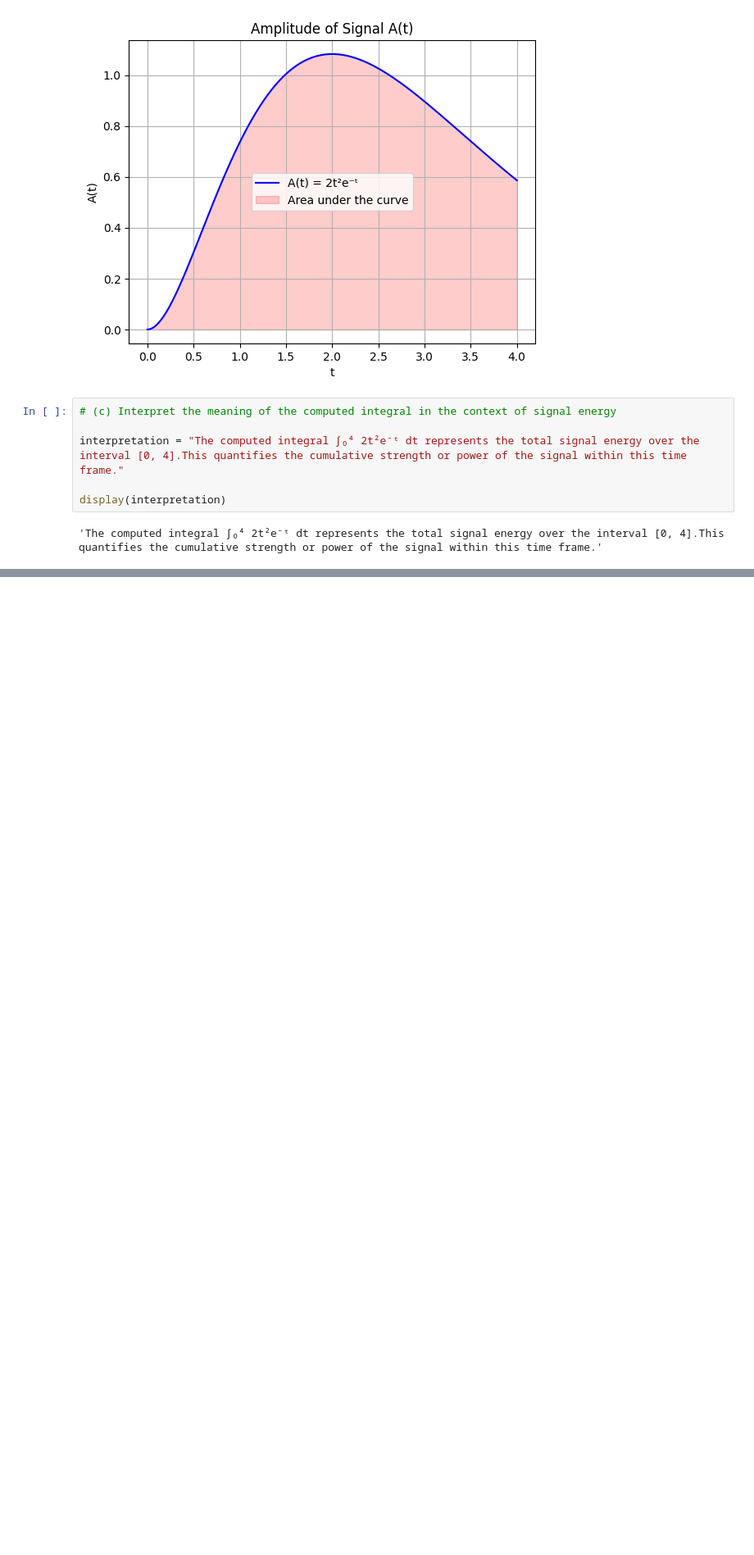
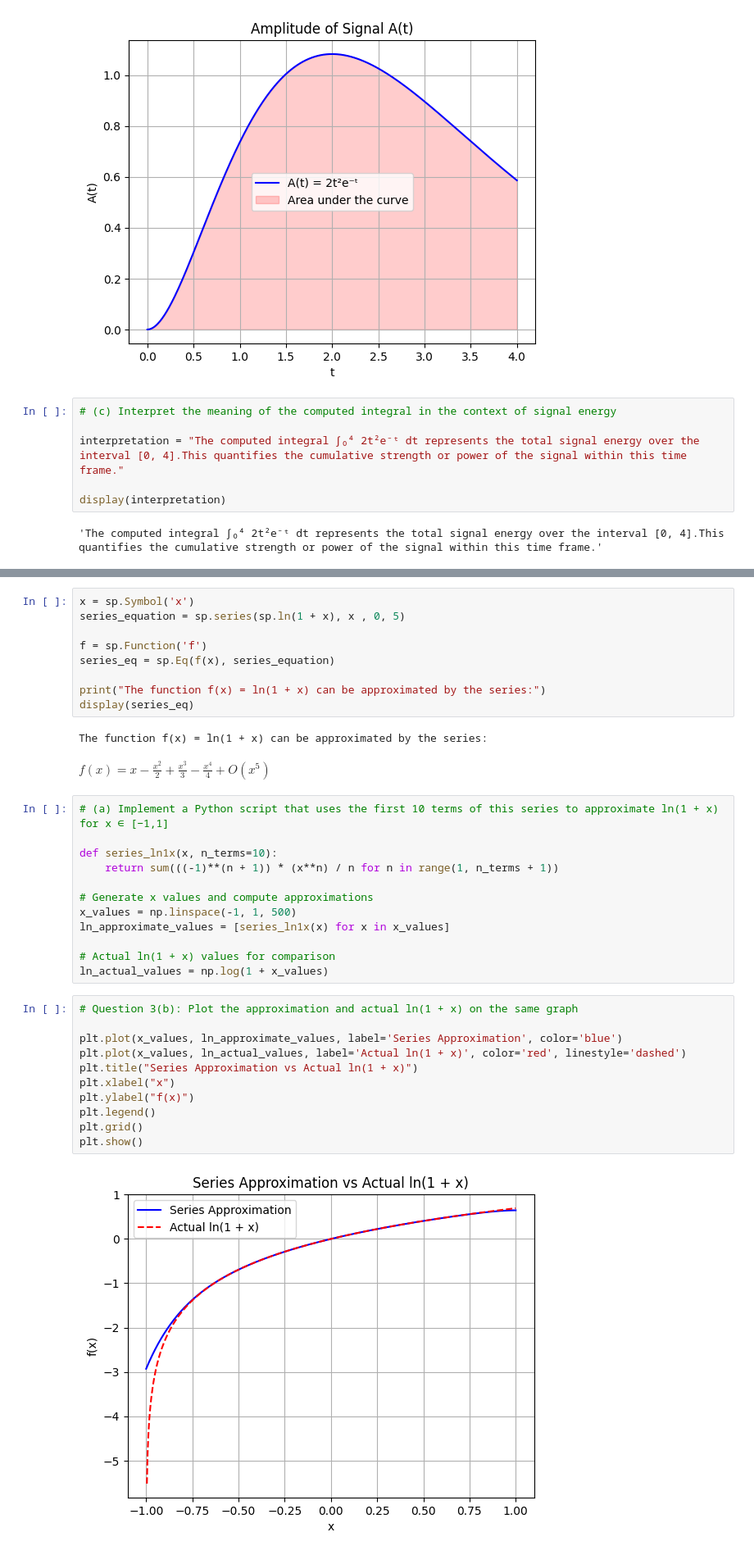
Before and after one commit to TeranS22/CM2607_CW_2409084, a Jupyter notebook: CM2607_2409084.ipynb, the cells around one changed output, grey strips where cells are left out. Shown at 82% size. Drawn from its saved outputs; the diff is of its cells as text; blank space fills up the shorter version.

Commit message:
Question-03

```diff
--- a/CM2607_2409084.ipynb
+++ b/CM2607_2409084.ipynb
@@ -132,0 +135,37 @@ display(interpretation)
+# %%
+x = sp.Symbol('x')
+series_equation = sp.series(sp.ln(1 + x), x , 0, 5)
+
+f = sp.Function('f')
+series_eq = sp.Eq(f(x), series_equation)
+
+print("The function f(x) = ln(1 + x) can be approximated by the series:")
+display(series_eq)
+# %% [output]
+The function f(x) = ln(1 + x) can be approximated by the series:
+$\displaystyle f{\left(x \right)} = x - \frac{x^{2}}{2} + \frac{x^{3}}{3} - \frac{x^{4}}{4} + O\left(x^{5}\right)$
+# %%
+# (a) Implement a Python script that uses the first 10 terms of this series to approximate ln(1 + x) for x ∈ [−1,1]
+
+def series_ln1x(x, n_terms=10):
+    return sum(((-1)**(n + 1)) * (x**n) / n for n in range(1, n_terms + 1))
+
+# Generate x values and compute approximations
+x_values = np.linspace(-1, 1, 500)
+ln_approximate_values = [series_ln1x(x) for x in x_values]
+
+# Actual ln(1 + x) values for comparison
+ln_actual_values = np.log(1 + x_values)
+# %%
+# Question 3(b): Plot the approximation and actual ln(1 + x) on the same graph
+
+plt.plot(x_values, ln_approximate_values, label='Series Approximation', color='blue')
+plt.plot(x_values, ln_actual_values, label='Actual ln(1 + x)', color='red', linestyle='dashed')
+plt.title("Series Approximation vs Actual ln(1 + x)")
+plt.xlabel("x")
+plt.ylabel("f(x)")
+plt.legend()
+plt.grid()
+plt.show()
+# %% [output]
+[figure, added]
```
Also changed, not shown: parts of 2 cells of this notebook.
